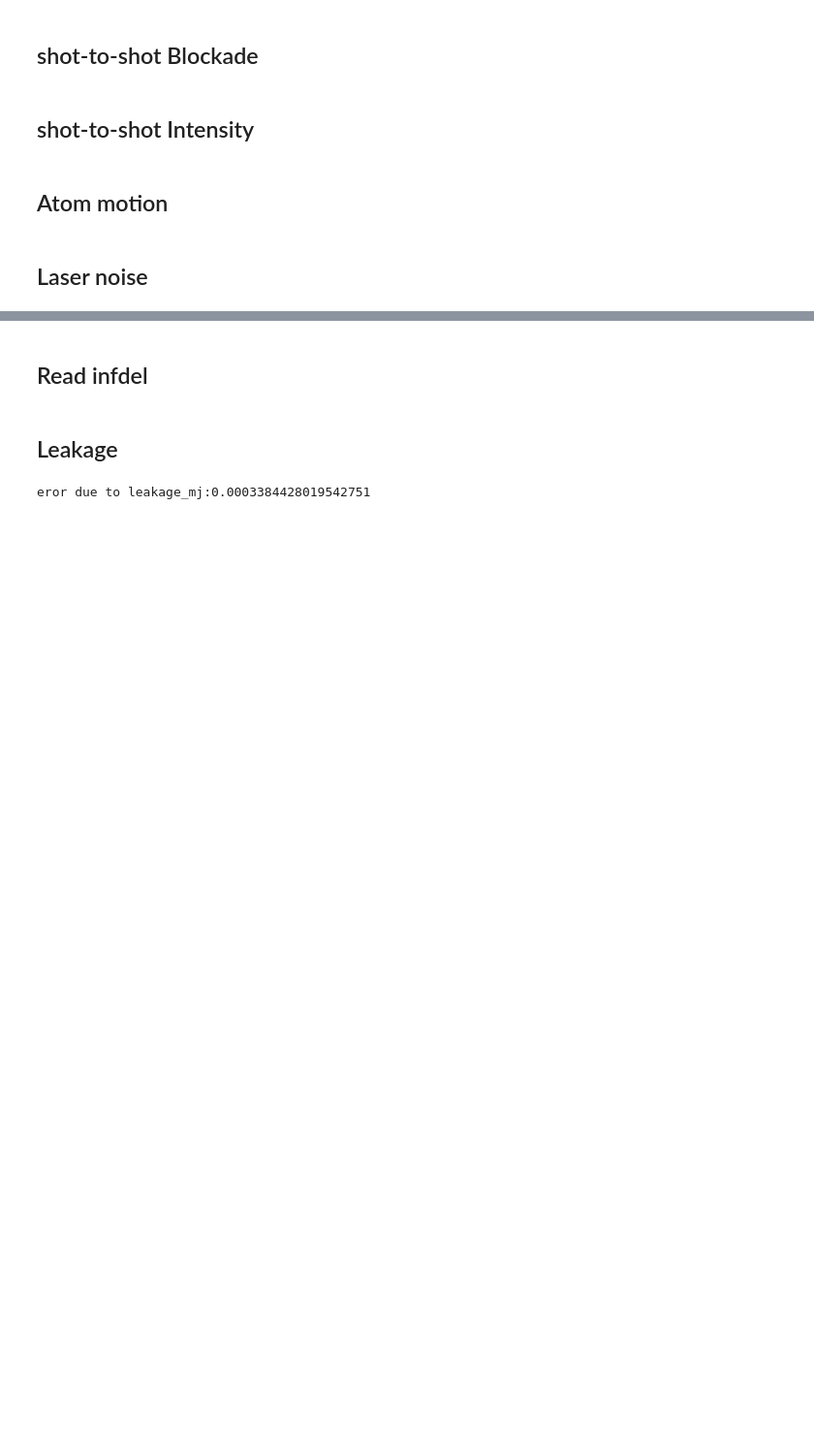
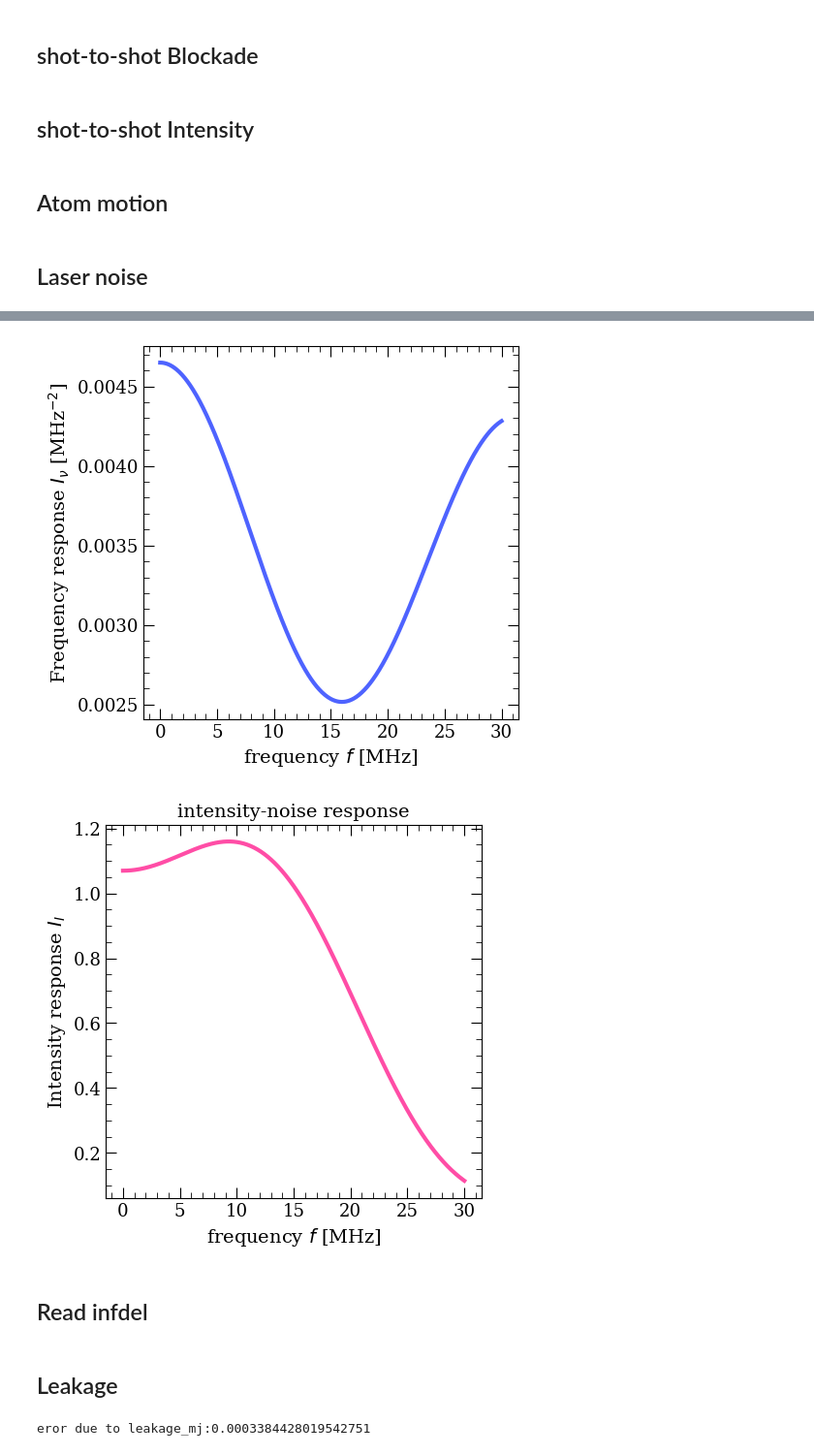
Before and after one commit to Linipun/GateError, a Jupyter notebook: budget.ipynb, the cells around one changed output, grey strips where cells are left out. Shown at 97% size. Cells and saved outputs as stored; diff of their text form; code cells hidden in the pictures; blank space fills up the shorter version.

```diff
--- a/budget.ipynb
+++ b/budget.ipynb
@@ -854,26 +917,29 @@ fig2.savefig('fitted_frequencyPSD_2Feb26.pdf', bbox_inches='tight')
 # %%
 S_haar = isometry_haar_full()   # D=4
-omegas = np.linspace(0,15,501)
+omegas = np.linspace(0,30,501)
 o_f= build_Oseq(phases=phase, dt=dt, B=blockade_mrad, is_intensity=False)
 I_nu_haar = np.array([response_G13(o_f, S_haar, omega*2*np.pi/Omega_Rabi, dt=dt) for omega in omegas])
 I_nu_haar /= Omega_Rabi**2
 fig, ax = plt.subplots(figsize=(5,5))
 ax.plot(omegas, I_nu_haar, c='#4e63ff', linewidth=3, label="Haar")
 ax.set_xlabel(r"frequency $f$ [MHz]", fontsize=14)
 ax.set_ylabel(r"Frequency response $I_\nu$ [MHz$^{-2}$]", fontsize=14)
 ax.tick_params(axis='both', labelsize=13)
 # ax.set_title("Frequency-noise response", fontsize=14)
 fig.savefig('frequency_response.pdf', bbox_inches='tight')
 
 o_I = build_Oseq(phases=phase, dt=dt, B=blockade_mrad, is_intensity=True)
 I_inten_haar = np.array([response_G13(o_I, S_haar, omega*2*np.pi/Omega_Rabi, dt=dt) for omega in omegas])
 fig1, ax1 = plt.subplots(figsize=(5,5))
 ax1.plot(omegas, I_inten_haar, c="#ff4da6", linewidth=3, label="O_I")
 ax1.set_xlabel(r"frequency $f$ [MHz]", fontsize=14)
 ax1.set_ylabel(r"Intensity response $I_I$", fontsize=14)
 ax1.set_title("intensity-noise response", fontsize=14)
 ax1.tick_params(axis='both', labelsize=13)
 fig1.savefig('Intensity_response.pdf', bbox_inches='tight')
+# %% [output]
+[figure, added]
+[figure, added]
 # %% [markdown]
 <h2>Read infdel</h2>
 # %%
```
Also changed, not shown: parts of 12 cells of this notebook, 3 other files.
